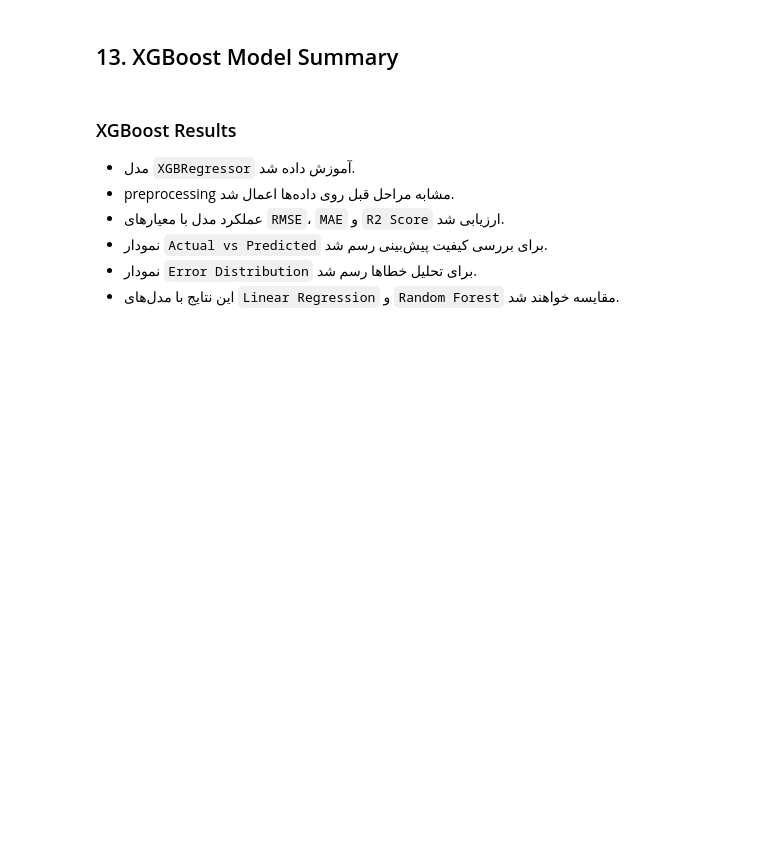
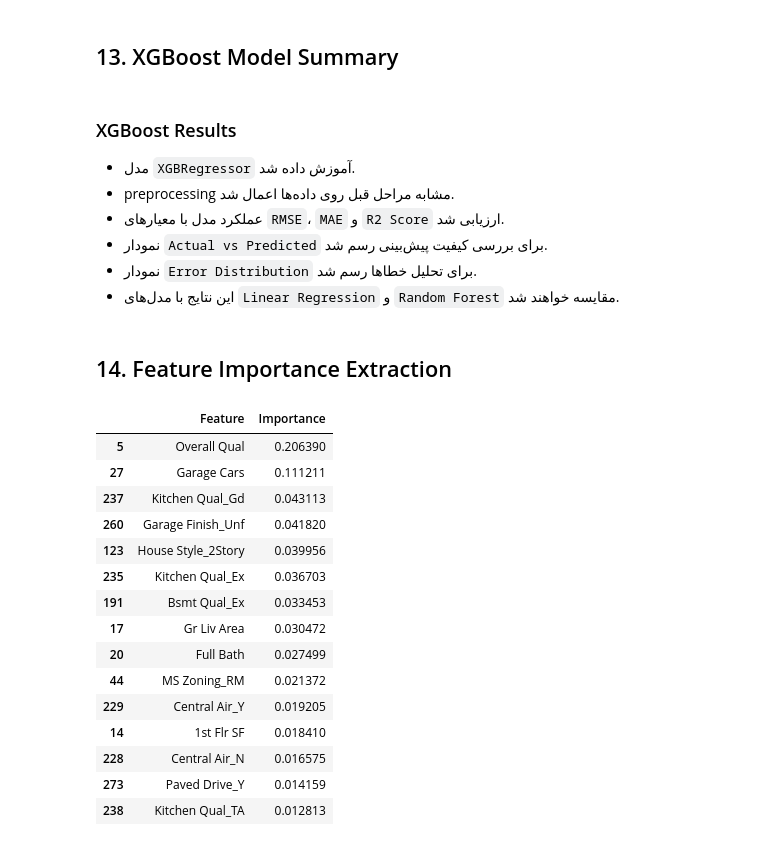
Before and after one commit to Alirezamajidiyan/ames-housing-ml, a Jupyter notebook: notebooks/modeling_xgboost.ipynb, the cells around one changed output. Drawn from its saved outputs; the diff is of its cells as text; code cells hidden in the pictures; blank space fills up the shorter version.

```diff
--- a/notebooks/modeling_xgboost.ipynb
+++ b/notebooks/modeling_xgboost.ipynb
@@ -179,3 +179,45 @@ plt.show()
 - نمودار `Actual vs Predicted` برای بررسی کیفیت پیش‌بینی رسم شد.
 - نمودار `Error Distribution` برای تحلیل خطاها رسم شد.
 - این نتایج با مدل‌های `Linear Regression` و `Random Forest` مقایسه خواهند شد.
+# %% [markdown]
+## 14. Feature Importance Extraction
+# %%
+# 1. استخراج نام ستون‌ها بعد از پیش‌پردازش (One-Hot Encoding)
+ohe_cols = (
+    xgb_model.named_steps["preprocessor"]
+    .named_transformers_["cat"]
+    .named_steps["onehot"]
+    .get_feature_names_out(categorical_features)
+)
+
+# ترکیب نام ستون‌های عددی و ستون‌های ساخته شده با One-Hot
+all_features = numerical_features + list(ohe_cols)
+
+# 2. استخراج میزان اهمیت ویژگی‌ها از مدل آموزش دیده
+importances = xgb_model.named_steps["model"].feature_importances_
+
+# 3. ساخت دیتافریم برای مرتب‌سازی راحت‌تر
+feature_importance_df = pd.DataFrame({
+    "Feature": all_features,
+    "Importance": importances
+}).sort_values(by="Importance", ascending=False)
+
+# نمایش 15 ویژگی برتر
+feature_importance_df.head(15)
+# %% [output]
+|  | Feature | Importance |
+| 5 | Overall Qual | 0.206390 |
+| 27 | Garage Cars | 0.111211 |
+| 237 | Kitchen Qual_Gd | 0.043113 |
+| 260 | Garage Finish_Unf | 0.041820 |
+| 123 | House Style_2Story | 0.039956 |
+| 235 | Kitchen Qual_Ex | 0.036703 |
+| 191 | Bsmt Qual_Ex | 0.033453 |
+| 17 | Gr Liv Area | 0.030472 |
+| 20 | Full Bath | 0.027499 |
+| 44 | MS Zoning_RM | 0.021372 |
+| 229 | Central Air_Y | 0.019205 |
+| 14 | 1st Flr SF | 0.018410 |
+| 228 | Central Air_N | 0.016575 |
+| 273 | Paved Drive_Y | 0.014159 |
+| 238 | Kitchen Qual_TA | 0.012813 |
```
Also changed, not shown: parts of 4 cells of this notebook, 1 other file.
